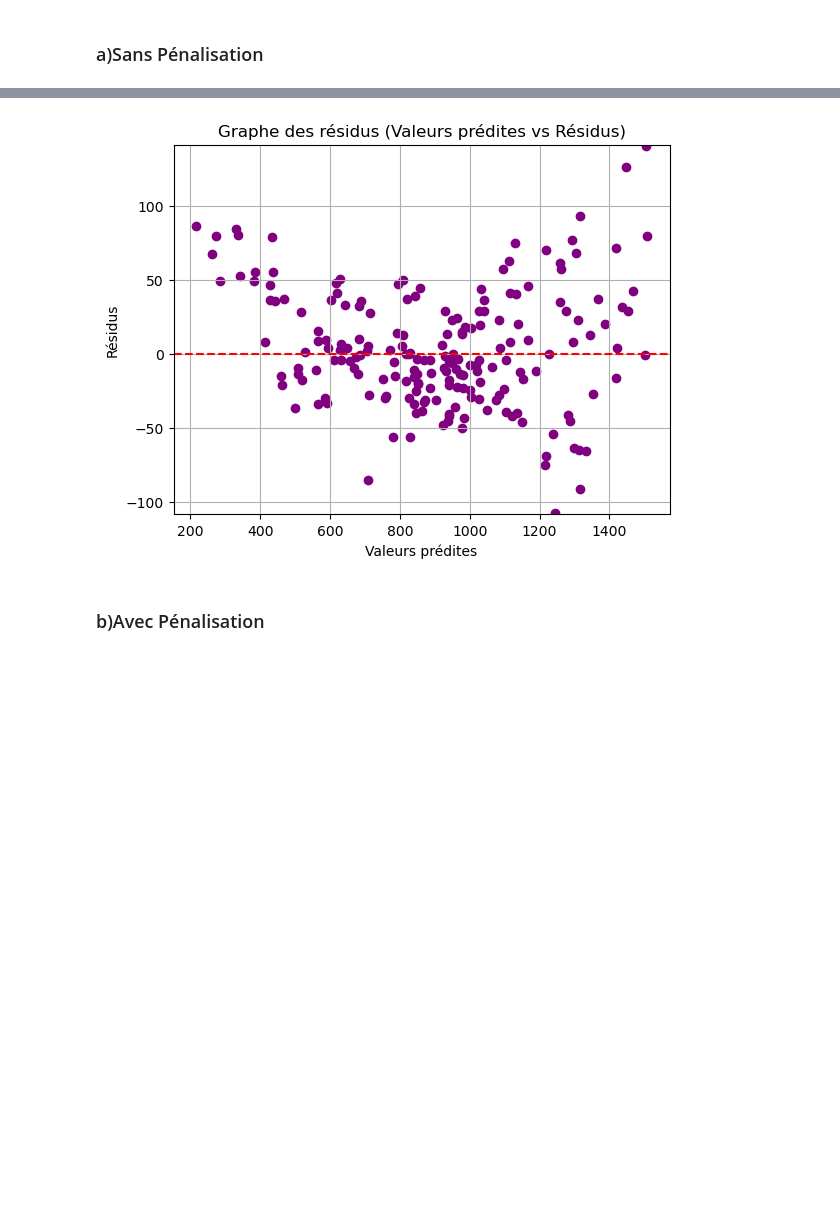
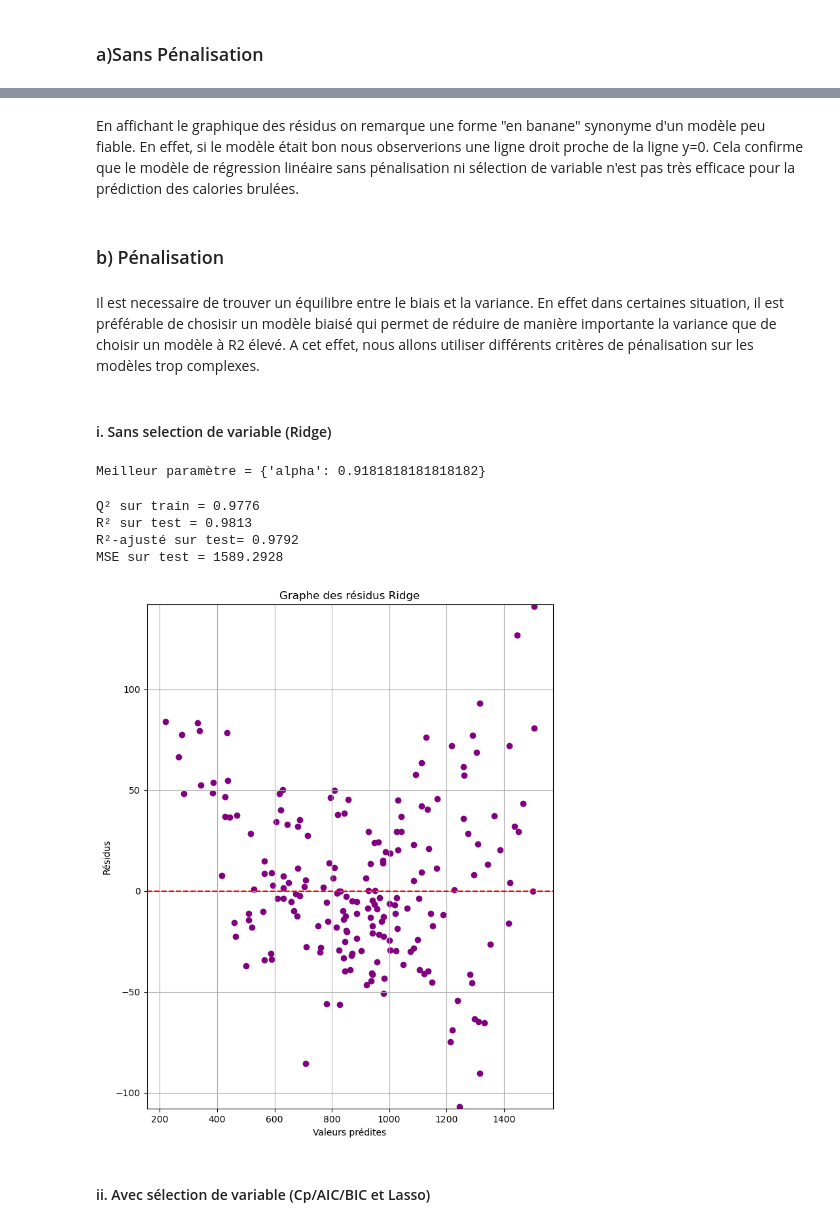
Before and after one commit to albanevergnes/projetML, a Jupyter notebook: Projet_python.ipynb, the cells around one changed output, grey strips where cells are left out. Cells and saved outputs as stored; diff of their text form; code cells hidden in the pictures; blank space fills up the shorter version.

Commit message:
Python-Lasso+Ridge

```diff
--- a/Projet_python.ipynb
+++ b/Projet_python.ipynb
@@ -107,18 +150,69 @@ array([-1.98101844e+01,  1.98101844e+01, -1.15702484e+00, -9.05431812e-01,
+# %% [markdown]
+En affichant le graphique des résidus on remarque une forme "en banane" synonyme d'un modèle peu fiable. En effet, si le modèle était bon nous observerions une ligne droit proche de la ligne y=0. Cela confirme que le modèle de régression linéaire sans pénalisation ni sélection de variable n'est pas très efficace pour la prédiction des calories brulées.
+# %% [markdown]
+### b) Pénalisation
+# %% [markdown]
+Il est necessaire de trouver un équilibre entre le biais et la variance. En effet dans certaines situation, il est préférable de chosisir un modèle biaisé qui permet de réduire de manière importante la variance que de choisir un modèle à R2 élevé. A cet effet, nous allons utiliser différents critères de pénalisation sur les modèles trop complexes.
+# %% [markdown]
+#### i.  Sans selection de variable (Ridge)
+# %%
+regRidge = Ridge()
+
+# Grille de valeurs pour alpha (la pénalisation)
+alphas = np.linspace(0.01, 10, 100)
+param = {'alpha': alphas}
+regRidge = GridSearchCV(regRidge, param, cv=5, n_jobs=-1)
+regRidgeOpt = regRidge.fit(Xr_train, Y_train)
+
+# paramètre optimal
+alpha_opt = regRidgeOpt.best_params_["alpha"]
+print("Meilleur paramètre = %s" % (regRidgeOpt.best_params_))
+# %% [output]
+Meilleur paramètre = {'alpha': 0.9181818181818182}
+# %%
+regRidge = Ridge(alpha=alpha_opt)
+
+# ÉTAPE 1 : Évaluer Q² (validation croisée sur le train set)
+PrevRidge_cv = cross_val_predict(regRidge, Xr_train, Y_train, cv=5)
+q2_train = r2_score(Y_train, PrevRidge_cv)
+
+# ÉTAPE 2 : Entraîner sur tout le train, prédire sur le test
+regRidge.fit(Xr_train,Y_train)
+PrevRidge=regRidge.predict(Xr_test)
+
+# Evaluation
+r2_test= r2_score(Y_test, PrevRidge)
+
+n = len(Y_test)        # nombre d'observations
+p = Xr_train.shape[1]  # nombre de variables explicatives (prédicteurs)
+
+r2_adj = 1 - (1 - r2_test) * (n - 1) / (n - p - 1)
+mse_test = mean_squared_error(Y_test, PrevRidge)
+
+print(f"Q² sur train = {q2_train:.4f}")
+print(f"R² sur test = {r2_test:.4f}")
+print(f"R²-ajusté sur test= {r2_adj:.4f}")
+print(f"MSE sur test = {mse_test:.4f}")
+# %% [output]
+Q² sur train = 0.9776
+R² sur test = 0.9813
+R²-ajusté sur test= 0.9792
+MSE sur test = 1589.2928
 # %%
 # Calcul des résidus
-residus = Y_test - prev
+residusRidge = Y_test - PrevRidge
 
 # Tracé du graphe des résidus
-plt.scatter(prev, residus, color='purple')
+plt.scatter(PrevRidge, residusRidge, color='purple')
 plt.axhline(y=0, color='red', linestyle='--')  # Ligne horizontale à y=0
 plt.xlabel("Valeurs prédites")
 plt.ylabel("Résidus")
-plt.title("Graphe des résidus (Valeurs prédites vs Résidus)")
+plt.title("Graphe des résidus Ridge")
 
-plt.ylim(min(residus) - 1, max(residus) + 1)
+plt.ylim(min(residusRidge) - 1, max(residusRidge) + 1)
 plt.grid(True)
 plt.show()
 # %% [output]
-[figure, old version]
+[figure, new version]
-# %% [markdown]
-### b)Avec Pénalisation
+# %% [markdown]
+#### ii. Avec sélection de variable (Cp/AIC/BIC et Lasso)
```
Also changed, not shown: parts of 33 cells of this notebook, 1 other file.
